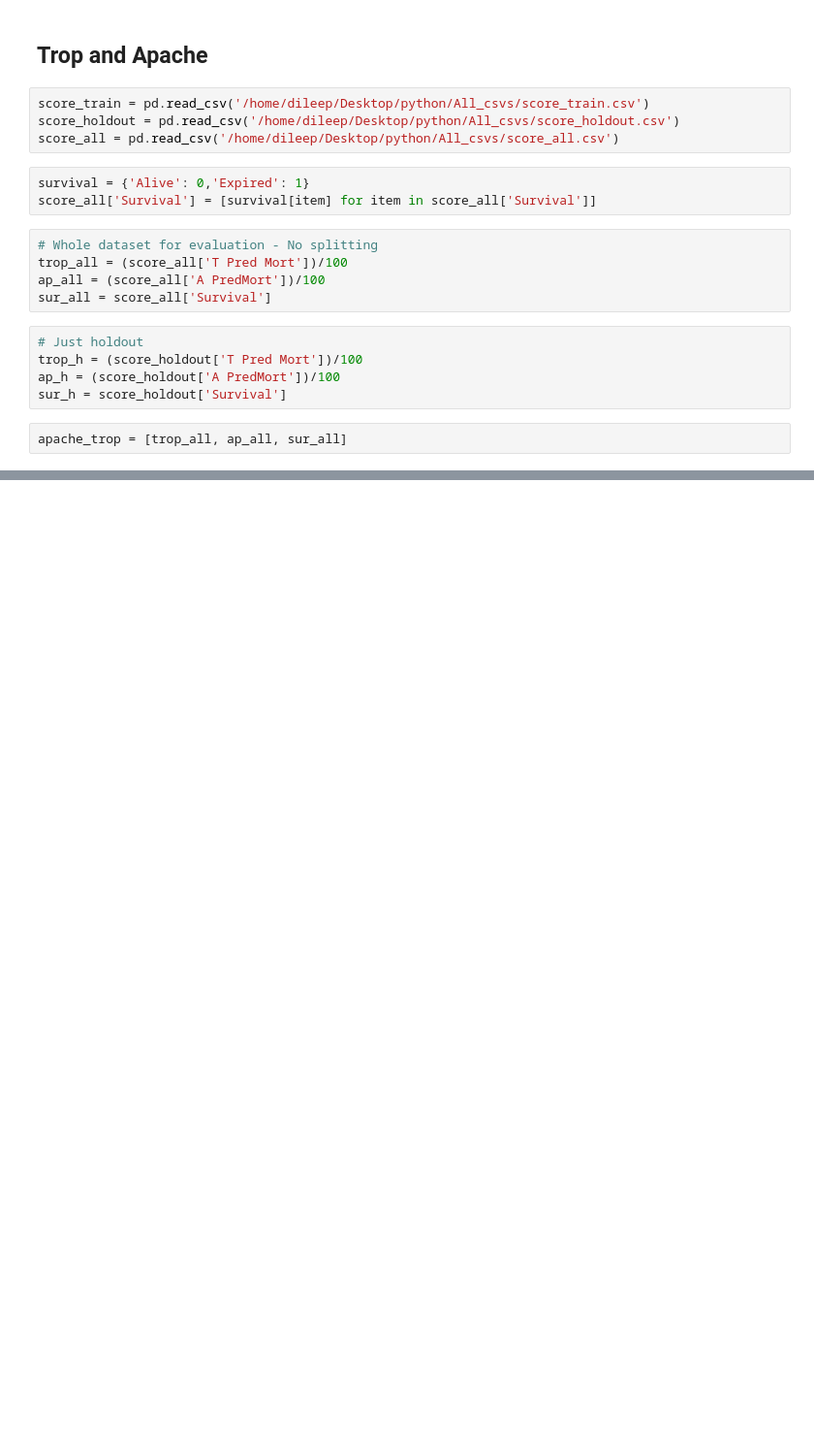
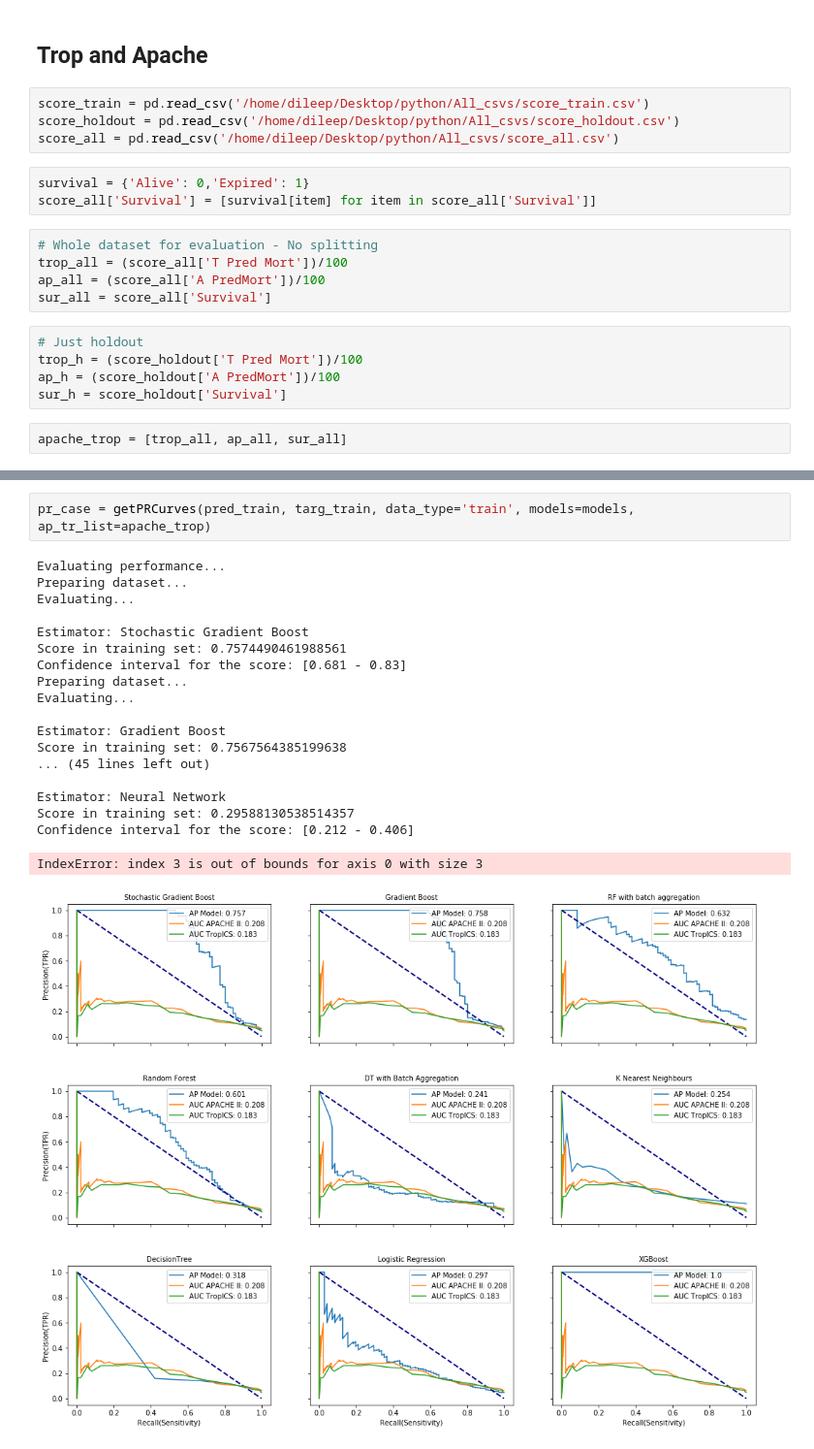
Before and after one commit to drdileepunni/python, a Jupyter notebook: Nature/Rewrite.ipynb, the cells around one changed output, grey strips where cells are left out. Shown at 97% size. Saved outputs shown, nothing was run; the diff lists cells and outputs as text; blank space fills up the shorter version.

```diff
--- a/Nature/Rewrite.ipynb
+++ b/Nature/Rewrite.ipynb
@@ -379,0 +314,22 @@ Optimal threshold in training set is: 0.06199999898672104
+# %%
+pr_case = getPRCurves(pred_train, targ_train, data_type='train', models=models, ap_tr_list=apache_trop)
+# %% [output]
+Evaluating performance...
+Preparing dataset...
+Evaluating...
+
+Estimator: Stochastic Gradient Boost
+Score in training set: 0.7574490461988561
+Confidence interval for the score: [0.681 - 0.83]
+Preparing dataset...
+Evaluating...
+
+Estimator: Gradient Boost
+Score in training set: 0.7567564385199638
+... (45 lines left out)
+
+Estimator: Neural Network
+Score in training set: 0.29588130538514357
+Confidence interval for the score: [0.212 - 0.406]
+IndexError: index 3 is out of bounds for axis 0 with size 3
+[figure, added]
```
Also changed, not shown: parts of 27 cells of this notebook, 4 other files.
